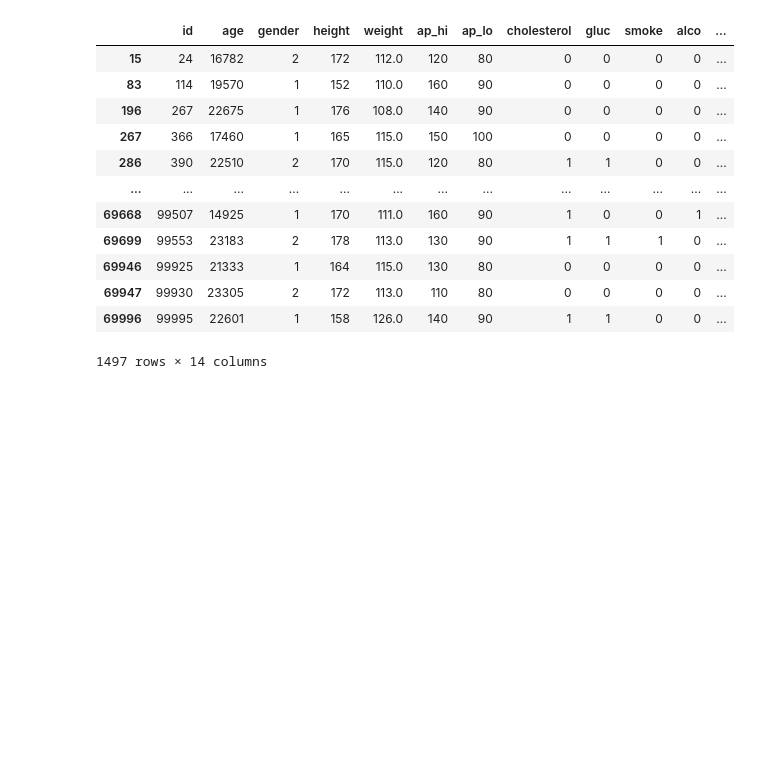
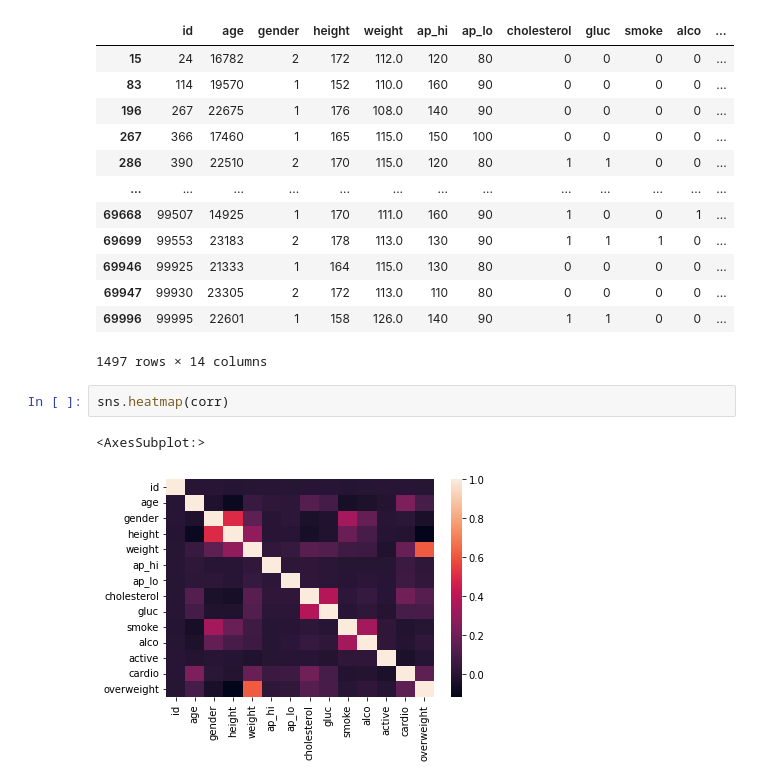
Before and after one commit to edemuner/FCC-data-analysis-projects, a Jupyter notebook: medical_data_visualizer/tests_for_medical_analysis.ipynb, the cells around one changed output. Cells and saved outputs as stored; diff of their text form; blank space fills up the shorter version.

Commit message:
chamada a função corr(), e atribuida à variável corr

```diff
--- a/medical_data_visualizer/tests_for_medical_analysis.ipynb
+++ b/medical_data_visualizer/tests_for_medical_analysis.ipynb
@@ -277,3 +259,8 @@ Index(['id', 'age', 'gender', 'height', 'weight', 'ap_hi', 'ap_lo',
 | 69947 | 99930 | 23305 | 2 | 172 | 113.0 | 110 | 80 | 0 | 0 | 0 | 0 | ... |
 | 69996 | 99995 | 22601 | 1 | 158 | 126.0 | 140 | 90 | 1 | 1 | 0 | 0 | ... |
 1497 rows × 14 columns
+# %%
+sns.heatmap(corr)
+# %% [output]
+<AxesSubplot:>
+[figure, added]
```
Also changed, not shown: parts of 7 cells of this notebook, 1 other file.
